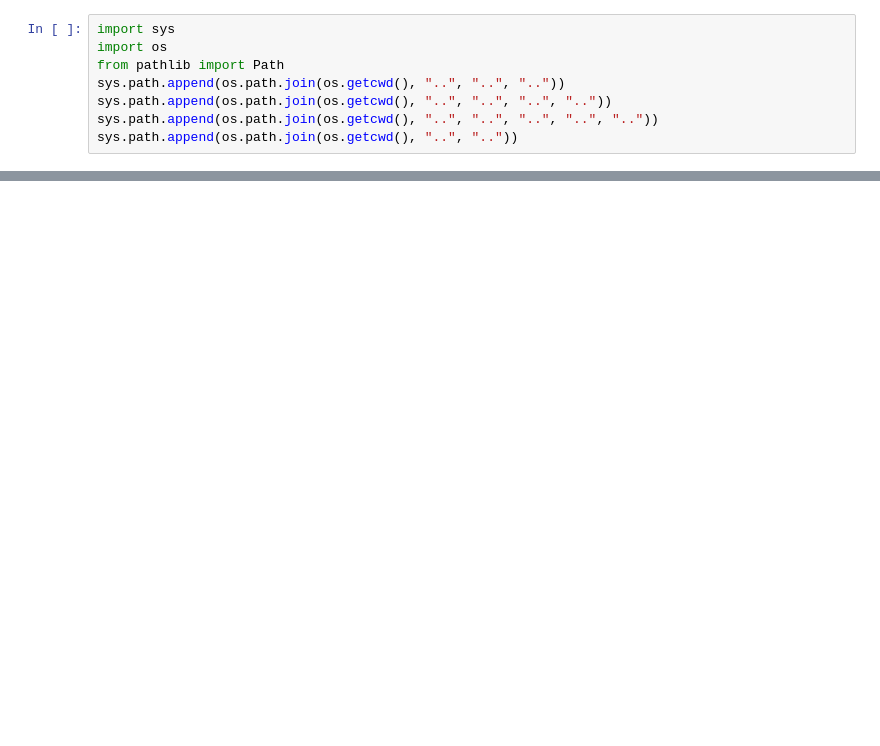
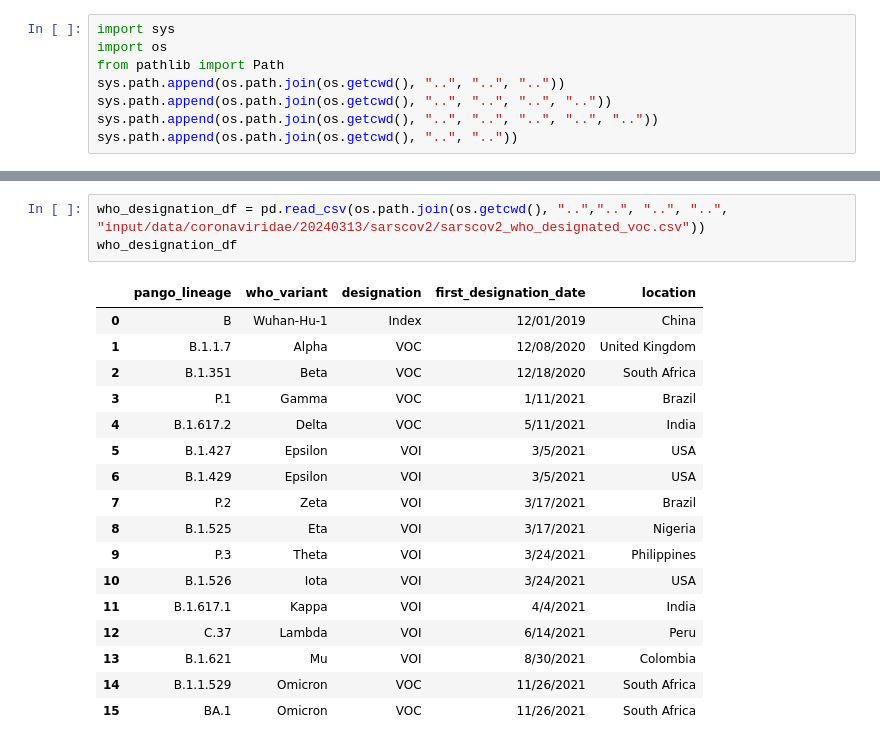
Before and after one commit to NeelTheBomb/HAVEN, a Jupyter notebook: src/jupyter_notebooks/interpretability/attention_values/attention-values-analysis.ipynb, the cells around one changed output, grey strips where cells are left out. Saved outputs shown, nothing was run; the diff lists cells and outputs as text; blank space fills up the shorter version.

```diff
--- a/src/jupyter_notebooks/interpretability/attention_values/attention-values-analysis.ipynb
+++ b/src/jupyter_notebooks/interpretability/attention_values/attention-values-analysis.ipynb
@@ -28,0 +51,21 @@ ImportError: cannot import name 'HAVEN' from 'src.models.haven' (/home/blessyant
+# %%
+who_designation_df = pd.read_csv(os.path.join(os.getcwd(), "..","..", "..", "..", "input/data/coronaviridae/20240313/sarscov2/sarscov2_who_designated_voc.csv"))
+who_designation_df
+# %% [output]
+|  | pango_lineage | who_variant | designation | first_designation_date | location |
+| 0 | B | Wuhan-Hu-1 | Index | 12/01/2019 | China |
+| 1 | B.1.1.7 | Alpha | VOC | 12/08/2020 | United Kingdom |
+| 2 | B.1.351 | Beta | VOC | 12/18/2020 | South Africa |
+| 3 | P.1 | Gamma | VOC | 1/11/2021 | Brazil |
+| 4 | B.1.617.2 | Delta | VOC | 5/11/2021 | India |
+| 5 | B.1.427 | Epsilon | VOI | 3/5/2021 | USA |
+| 6 | B.1.429 | Epsilon | VOI | 3/5/2021 | USA |
+| 7 | P.2 | Zeta | VOI | 3/17/2021 | Brazil |
+| 8 | B.1.525 | Eta | VOI | 3/17/2021 | Nigeria |
+| 9 | P.3 | Theta | VOI | 3/24/2021 | Philippines |
+| 10 | B.1.526 | Iota | VOI | 3/24/2021 | USA |
+| 11 | B.1.617.1 | Kappa | VOI | 4/4/2021 | India |
+| 12 | C.37 | Lambda | VOI | 6/14/2021 | Peru |
+| 13 | B.1.621 | Mu | VOI | 8/30/2021 | Colombia |
+| 14 | B.1.1.529 | Omicron | VOC | 11/26/2021 | South Africa |
+| 15 | BA.1 | Omicron | VOC | 11/26/2021 | South Africa |
```
Also changed, not shown: parts of 31 cells of this notebook, 1 other file.
